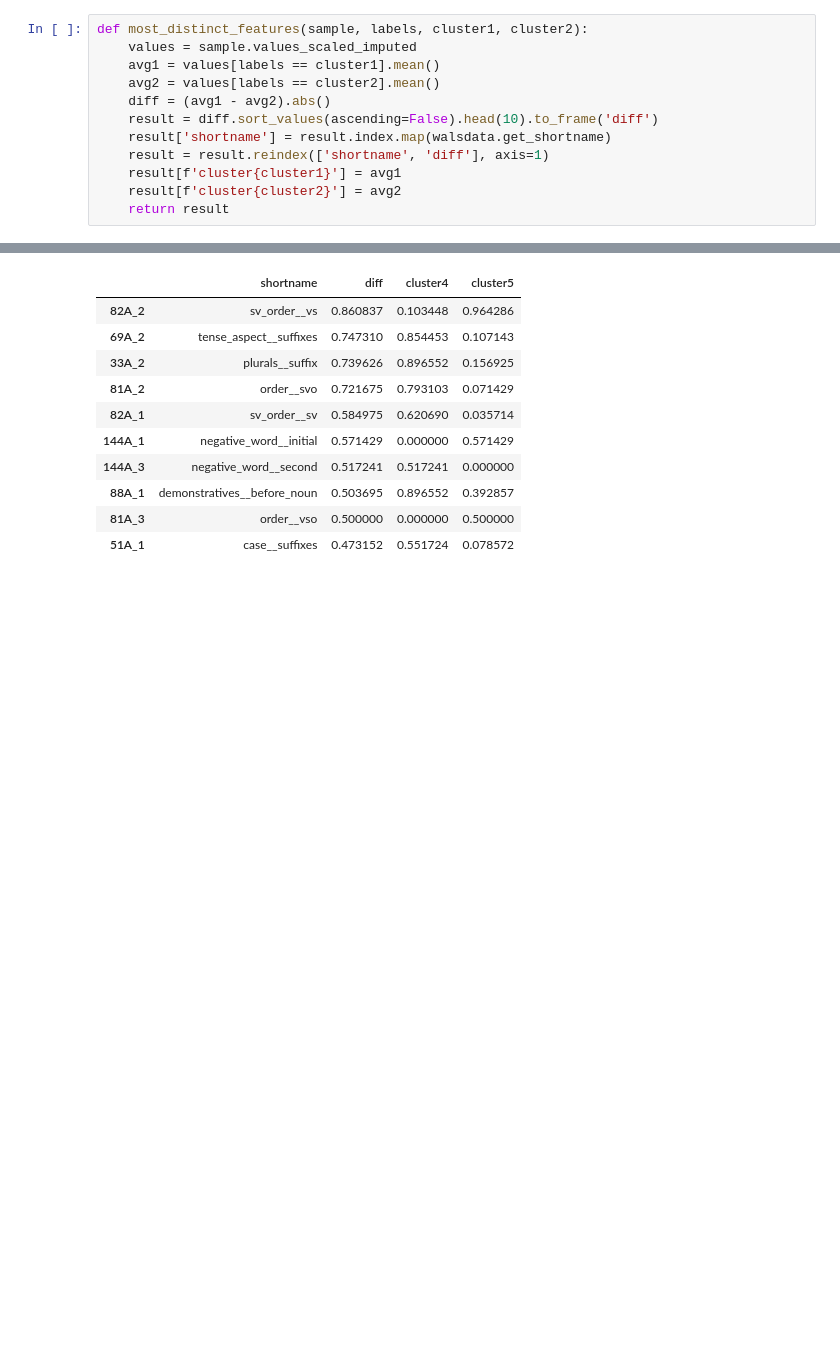
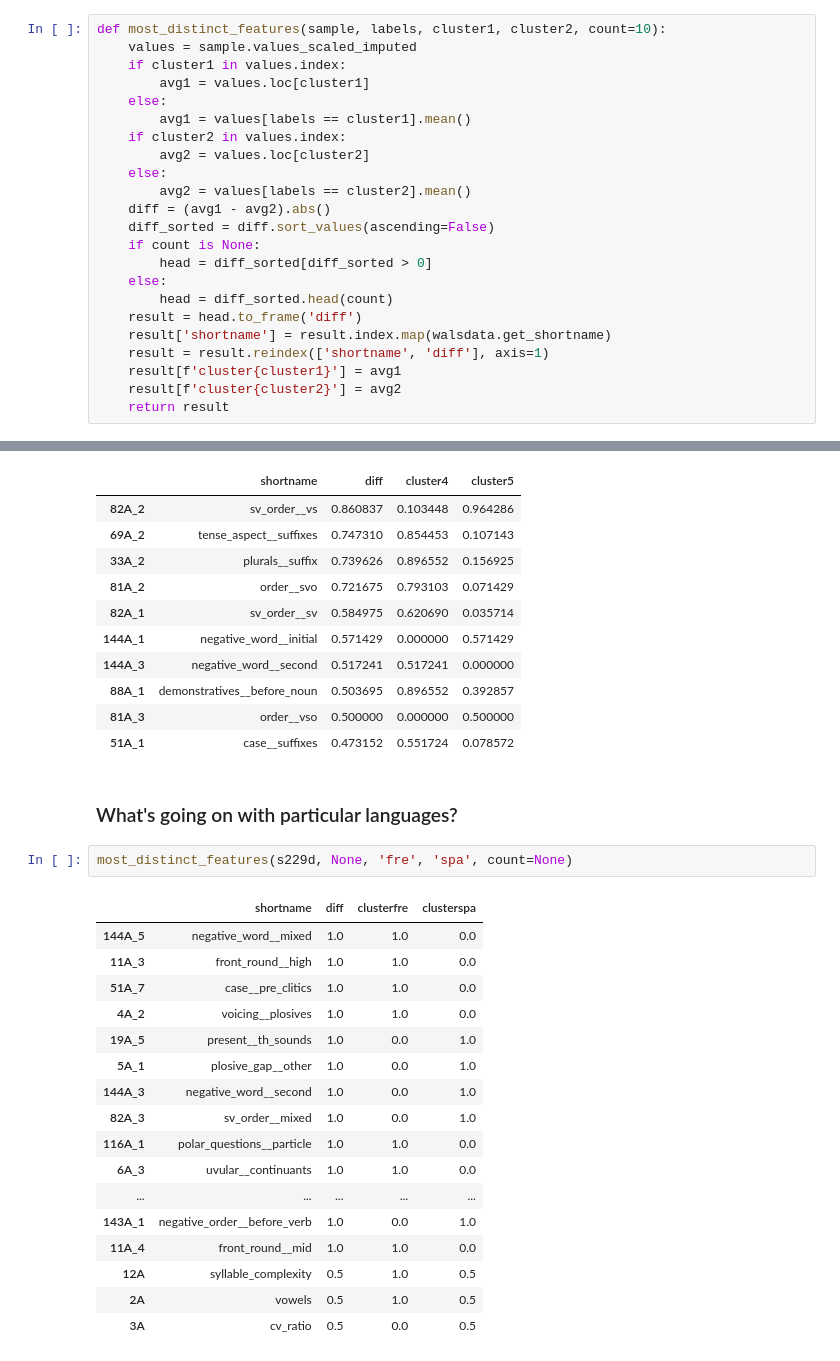
Before and after one commit to def-gthill/sils, a Jupyter notebook: cluster.ipynb, the cells around one changed output, grey strips where cells are left out. Saved outputs shown, nothing was run; the diff lists cells and outputs as text; blank space fills up the shorter version.

```diff
--- a/cluster.ipynb
+++ b/cluster.ipynb
@@ -118,12 +118,23 @@ sorted({v9: v2 for v9, v2 in zip(c9, c2)}.items())
  (10, 2),
  (11, 2)]
 # %%
-def most_distinct_features(sample, labels, cluster1, cluster2):
+def most_distinct_features(sample, labels, cluster1, cluster2, count=10):
     values = sample.values_scaled_imputed
-    avg1 = values[labels == cluster1].mean()
-    avg2 = values[labels == cluster2].mean()
+    if cluster1 in values.index:
+        avg1 = values.loc[cluster1]
+    else:
+        avg1 = values[labels == cluster1].mean()
+    if cluster2 in values.index:
+        avg2 = values.loc[cluster2]
+    else:
+        avg2 = values[labels == cluster2].mean()
     diff = (avg1 - avg2).abs()
-    result = diff.sort_values(ascending=False).head(10).to_frame('diff')
+    diff_sorted = diff.sort_values(ascending=False)
+    if count is None:
+        head = diff_sorted[diff_sorted > 0]
+    else:
+        head = diff_sorted.head(count)
+    result = head.to_frame('diff')
     result['shortname'] = result.index.map(walsdata.get_shortname)
     result = result.reindex(['shortname', 'diff'], axis=1)
     result[f'cluster{cluster1}'] = avg1
@@ -189,3 +203,25 @@ most_distinct_features(s229d, c5, 4, 5)
 | 88A_1 | demonstratives__before_noun | 0.503695 | 0.896552 | 0.392857 |
 | 81A_3 | order__vso | 0.500000 | 0.000000 | 0.500000 |
 | 51A_1 | case__suffixes | 0.473152 | 0.551724 | 0.078572 |
+# %% [markdown]
+### What's going on with particular languages?
+# %%
+most_distinct_features(s229d, None, 'fre', 'spa', count=None)
+# %% [output]
+|  | shortname | diff | clusterfre | clusterspa |
+| 144A_5 | negative_word__mixed | 1.0 | 1.0 | 0.0 |
+| 11A_3 | front_round__high | 1.0 | 1.0 | 0.0 |
+| 51A_7 | case__pre_clitics | 1.0 | 1.0 | 0.0 |
+| 4A_2 | voicing__plosives | 1.0 | 1.0 | 0.0 |
+| 19A_5 | present__th_sounds | 1.0 | 0.0 | 1.0 |
+| 5A_1 | plosive_gap__other | 1.0 | 0.0 | 1.0 |
+| 144A_3 | negative_word__second | 1.0 | 0.0 | 1.0 |
+| 82A_3 | sv_order__mixed | 1.0 | 0.0 | 1.0 |
+| 116A_1 | polar_questions__particle | 1.0 | 1.0 | 0.0 |
+| 6A_3 | uvular__continuants | 1.0 | 1.0 | 0.0 |
+| ... | ... | ... | ... | ... |
+| 143A_1 | negative_order__before_verb | 1.0 | 0.0 | 1.0 |
+| 11A_4 | front_round__mid | 1.0 | 1.0 | 0.0 |
+| 12A | syllable_complexity | 0.5 | 1.0 | 0.5 |
+| 2A | vowels | 0.5 | 1.0 | 0.5 |
+| 3A | cv_ratio | 0.5 | 0.0 | 0.5 |
```
Also changed, not shown: parts of 17 cells of this notebook, 3 other files.
